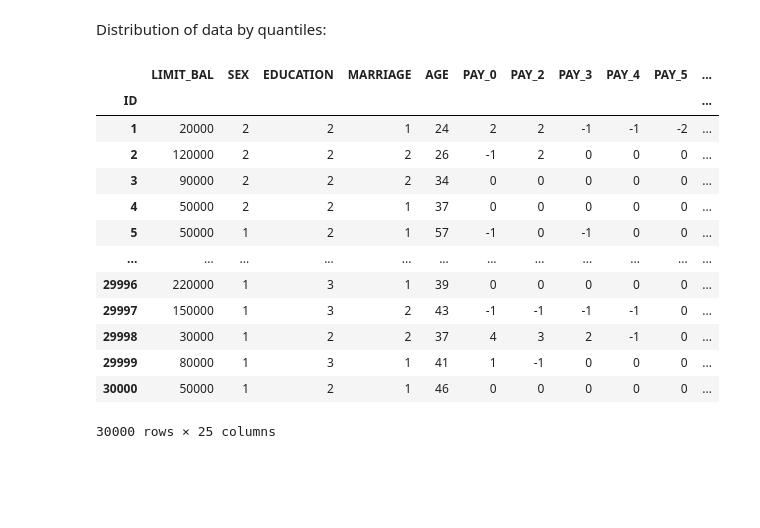
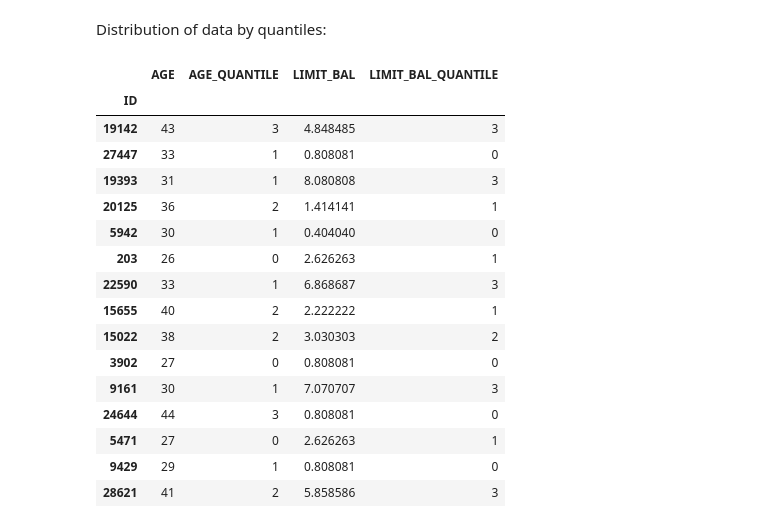
Before and after one commit to evillag/xtol_m5, a Jupyter notebook: EDA_M5T2.ipynb, the cells around one changed output. Saved outputs shown, nothing was run; the diff lists cells and outputs as text; code cells hidden in the pictures; blank space fills up the shorter version.

```diff
--- a/EDA_M5T2.ipynb
+++ b/EDA_M5T2.ipynb
@@ -154,22 +162,25 @@ credit['LIMIT_BAL'].plot(kind='hist')
 [figure]
 # %% [markdown]
 Distribution of data by quantiles:
-# %%
-s1 = pd.qcut(credit['LIMIT_BAL'], q=4, labels=['q1','q2','q3','q4'])
-credit['LIMIT_BALANCE_QUANTILE'] = s1
-s1.value_counts()
-# %% [output]
-|  | LIMIT_BAL | SEX | EDUCATION | MARRIAGE | AGE | PAY_0 | PAY_2 | PAY_3 | PAY_4 | PAY_5 | ... |
-| ID |  |  |  |  |  |  |  |  |  |  | ... |
-| 1 | 20000 | 2 | 2 | 1 | 24 | 2 | 2 | -1 | -1 | -2 | ... |
-| 2 | 120000 | 2 | 2 | 2 | 26 | -1 | 2 | 0 | 0 | 0 | ... |
-| 3 | 90000 | 2 | 2 | 2 | 34 | 0 | 0 | 0 | 0 | 0 | ... |
-| 4 | 50000 | 2 | 2 | 1 | 37 | 0 | 0 | 0 | 0 | 0 | ... |
-| 5 | 50000 | 1 | 2 | 1 | 57 | -1 | 0 | -1 | 0 | 0 | ... |
-| ... | ... | ... | ... | ... | ... | ... | ... | ... | ... | ... | ... |
-| 29996 | 220000 | 1 | 3 | 1 | 39 | 0 | 0 | 0 | 0 | 0 | ... |
-| 29997 | 150000 | 1 | 3 | 2 | 43 | -1 | -1 | -1 | -1 | 0 | ... |
-| 29998 | 30000 | 1 | 2 | 2 | 37 | 4 | 3 | 2 | -1 | 0 | ... |
-| 29999 | 80000 | 1 | 3 | 1 | 41 | 1 | -1 | 0 | 0 | 0 | ... |
-| 30000 | 50000 | 1 | 2 | 1 | 46 | 0 | 0 | 0 | 0 | 0 | ... |
-30000 rows × 25 columns
+# %%
+credit['LIMIT_BAL_QUANTILE'] = pd.qcut(credit['LIMIT_BAL'], q=4, labels=False, precision=0)
+credit['AGE_QUANTILE'] = pd.qcut(credit['AGE'], q=4, labels=False, precision=0)
+credit[['AGE','AGE_QUANTILE', 'LIMIT_BAL', 'LIMIT_BAL_QUANTILE']].sample(15)
+# %% [output]
+|  | AGE | AGE_QUANTILE | LIMIT_BAL | LIMIT_BAL_QUANTILE |
+| ID |  |  |  |  |
+| 19142 | 43 | 3 | 4.848485 | 3 |
+| 27447 | 33 | 1 | 0.808081 | 0 |
+| 19393 | 31 | 1 | 8.080808 | 3 |
+| 20125 | 36 | 2 | 1.414141 | 1 |
+| 5942 | 30 | 1 | 0.404040 | 0 |
+| 203 | 26 | 0 | 2.626263 | 1 |
+| 22590 | 33 | 1 | 6.868687 | 3 |
+| 15655 | 40 | 2 | 2.222222 | 1 |
+| 15022 | 38 | 2 | 3.030303 | 2 |
+| 3902 | 27 | 0 | 0.808081 | 0 |
+| 9161 | 30 | 1 | 7.070707 | 3 |
+| 24644 | 44 | 3 | 0.808081 | 0 |
+| 5471 | 27 | 0 | 2.626263 | 1 |
+| 9429 | 29 | 1 | 0.808081 | 0 |
+| 28621 | 41 | 2 | 5.858586 | 3 |
```
Also changed, not shown: parts of 9 cells of this notebook.
